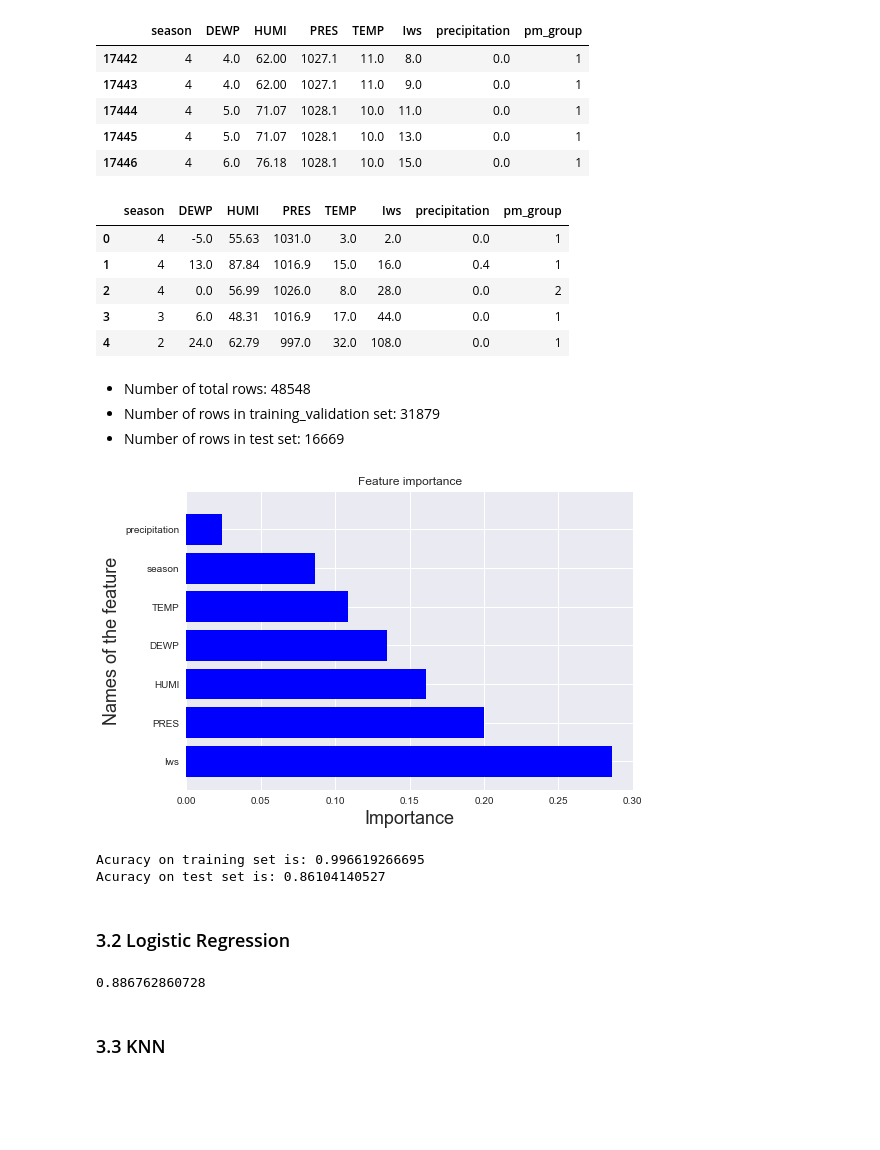
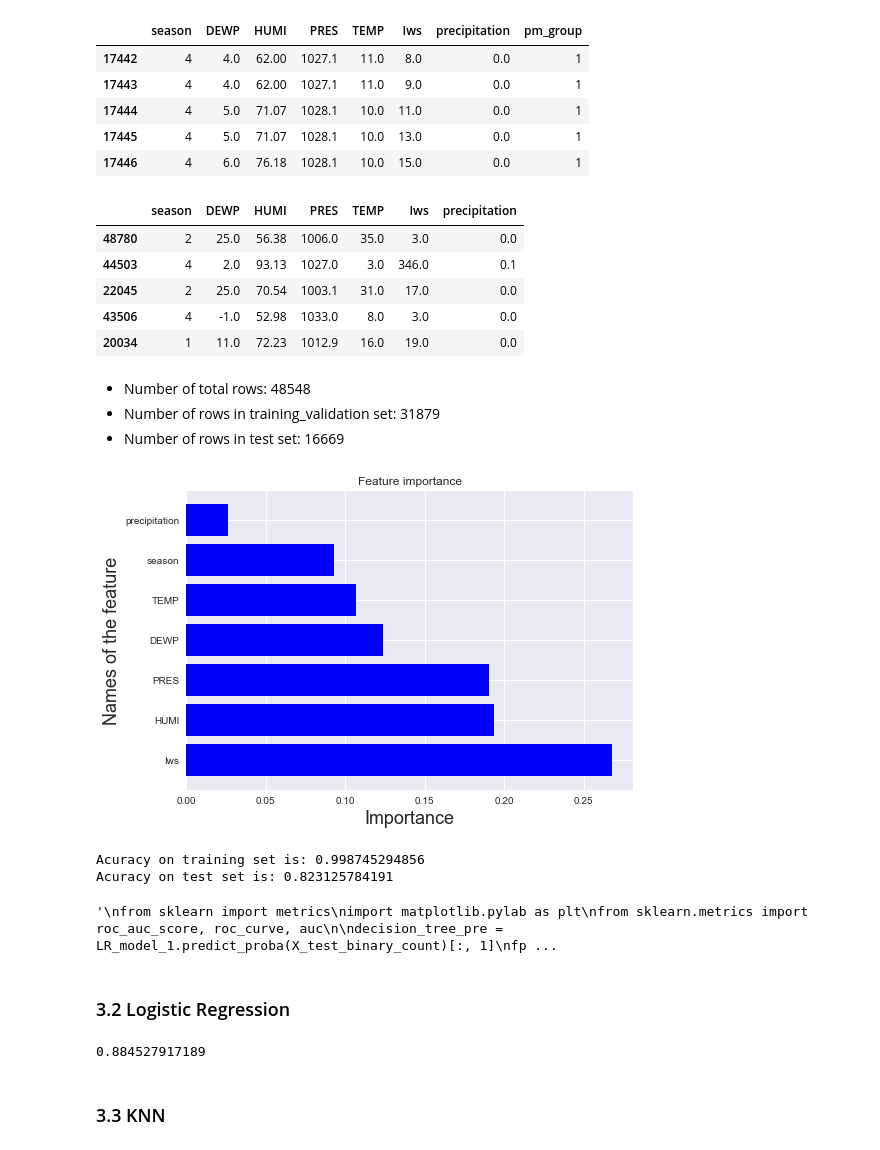
Before and after one commit to KiyoshiKAWASAKI/FDS_project_17Fall, a Jupyter notebook: FDS_JH.ipynb, the cells around one changed output. Saved outputs shown, nothing was run; the diff lists cells and outputs as text; code cells hidden in the pictures; blank space fills up the shorter version.

```diff
--- a/FDS_JH.ipynb
+++ b/FDS_JH.ipynb
@@ -163,22 +174,30 @@ train_valid.head(5)
 | 17446 | 4 | 6.0 | 76.18 | 1028.1 | 10.0 | 15.0 | 0.0 | 1 |
 # %%
 # Seperate training data and valiadation set
+"""
 shuffled_data = train_valid.iloc[np.random.permutation(len(train_valid))]
-data = shuffled_data.reset_index(drop=True)
+#data = shuffled_data.reset_index(drop=True)
 num_of_training = int(round(len(train_valid)*0.9))
 shanghai_train = data[:num_of_training]
 shanghai_train_new = shanghai_train.dropna(axis=0, how='any')
 shanghai_valid = data[num_of_training:]
+"""
+from sklearn import model_selection
+
+X = train_valid[['season', 'DEWP', 'HUMI', 'PRES', 'TEMP', 'Iws', 'precipitation']]
+y = train_valid['pm_group']
+
+shanghai_train_new, shanghai_valid, shanghai_y_train, shanghai_y_test = model_selection.train_test_split(X, y, test_size=0.8)
 # %%
 shanghai_train_new.head(5)
 #shanghai_train_new['pm_group'].value_counts()
 # %% [output]
-|  | season | DEWP | HUMI | PRES | TEMP | Iws | precipitation | pm_group |
-| 0 | 4 | -5.0 | 55.63 | 1031.0 | 3.0 | 2.0 | 0.0 | 1 |
-| 1 | 4 | 13.0 | 87.84 | 1016.9 | 15.0 | 16.0 | 0.4 | 1 |
-| 2 | 4 | 0.0 | 56.99 | 1026.0 | 8.0 | 28.0 | 0.0 | 2 |
-| 3 | 3 | 6.0 | 48.31 | 1016.9 | 17.0 | 44.0 | 0.0 | 1 |
-| 4 | 2 | 24.0 | 62.79 | 997.0 | 32.0 | 108.0 | 0.0 | 1 |
+|  | season | DEWP | HUMI | PRES | TEMP | Iws | precipitation |
+| 48780 | 2 | 25.0 | 56.38 | 1006.0 | 35.0 | 3.0 | 0.0 |
+| 44503 | 4 | 2.0 | 93.13 | 1027.0 | 3.0 | 346.0 | 0.1 |
+| 22045 | 2 | 25.0 | 70.54 | 1003.1 | 31.0 | 17.0 | 0.0 |
+| 43506 | 4 | -1.0 | 52.98 | 1033.0 | 8.0 | 3.0 | 0.0 |
+| 20034 | 1 | 11.0 | 72.23 | 1012.9 | 16.0 | 19.0 | 0.0 |
 # %% [markdown]
 - Number of total rows: 48548
 - Number of rows in training_validation set: 31879
@@ -189,43 +208,55 @@ from sklearn.tree import DecisionTreeClassifier
 
 # Build the model and fit data
 tree_model = DecisionTreeClassifier(criterion="entropy")
-classifier = tree_model.fit(shanghai_train_new.drop(['pm_group'], axis=1), shanghai_train_new['pm_group'])
+classifier = tree_model.fit(shanghai_train_new, shanghai_y_train)
 # %%
 # Calculate importance
 importance = classifier.feature_importances_
 indices = np.argsort(importance)[::-1]
-name = list(shanghai_train_new.drop(['pm_group'], axis=1))
+name = list(shanghai_train_new)
 new_name = []
 for i in range(7):
     new_name.append(name[indices[i]])
 
 # Plot image
 plt.figure()
 plt.title("Feature importance")
 plt.barh(range(len(new_name)),importance[indices], color="b", align="center")
 plt.yticks(range(shanghai_train_new.shape[1]), new_name)
 plt.xlabel("Importance", fontsize = 18)
 plt.ylabel("Names of the feature", fontsize = 18)
 plt.show()
 # %% [output]
-[figure, old version]
+[figure, new version]
 # %%
 from sklearn import metrics
 
 # Do prediction on training set
-training_df = shanghai_train_new.drop(['pm_group'], axis=1)
-train_accuracy = classifier.score(shanghai_train_new.drop(['pm_group'], 1),  shanghai_train_new['pm_group'])
+training_df = shanghai_train_new
+train_accuracy = classifier.score(shanghai_train_new,  shanghai_y_train)
 
 print "Acuracy on training set is: " + str(train_accuracy)
 
 # Do prediction on validation set
-valid_df = shanghai_valid.drop(['pm_group'], axis=1)
-test_accuracy_dt = classifier.score(shanghai_valid.drop(['pm_group'], 1),  shanghai_valid['pm_group'])
+valid_df = shanghai_valid
+test_accuracy_dt = classifier.score(shanghai_valid,  shanghai_y_test)
 
 print "Acuracy on test set is: " + str(test_accuracy_dt)
 # %% [output]
-Acuracy on training set is: 0.996619266695
-Acuracy on test set is: 0.86104140527
+Acuracy on training set is: 0.998745294856
+Acuracy on test set is: 0.823125784191
+# %%
+"""
+from sklearn import metrics
+import matplotlib.pylab as plt
+from sklearn.metrics import roc_auc_score, roc_curve, auc
+
+decision_tree_pre = LR_model_1.predict_proba(X_test_binary_count)[:, 1]
+fpr_dt, tpr_dt, th_dt = roc_curve(Y_test, LR_tfidf_pre)
+roc_auc_LR_count = auc(fpr_LR_count, tpr_LR_count)
+"""
+# %% [output]
+'\nfrom sklearn import metrics\nimport matplotlib.pylab as plt\nfrom sklearn.metrics import roc_auc_score, roc_curve, auc\n\ndecision_tree_pre = LR_model_1.predict_proba(X_test_binary_count)[:, 1]\nfp ...
 # %% [markdown]
 ### 3.2 Logistic Regression
 # %%
@@ -234,12 +265,12 @@ from sklearn import linear_model
 from sklearn.metrics import roc_auc_score, roc_curve, auc
 
 LR_model = linear_model.LogisticRegression(C = 1e30)
-LR_model.fit(shanghai_train_new.drop('pm_group', 1), shanghai_train_new['pm_group'])
-test_accuracy_lr = svm_model.score(shanghai_valid.drop(['pm_group'], 1),  shanghai_valid['pm_group'])
+LR_model.fit(shanghai_train_new, shanghai_y_train)
+test_accuracy_lr = svm_model.score(shanghai_valid,  shanghai_y_test)
 
 print test_accuracy_lr
 # %% [output]
-0.886762860728
+0.884527917189
 # %% [markdown]
 ### 3.3 KNN
 # %%
```
Also changed, not shown: parts of 21 cells of this notebook, 1 other file.
